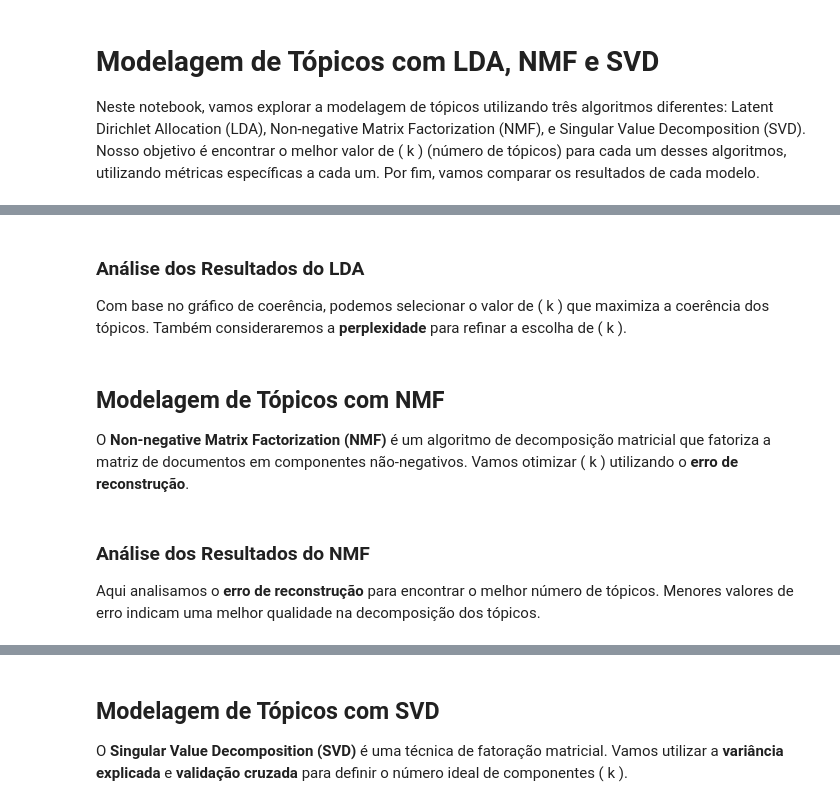
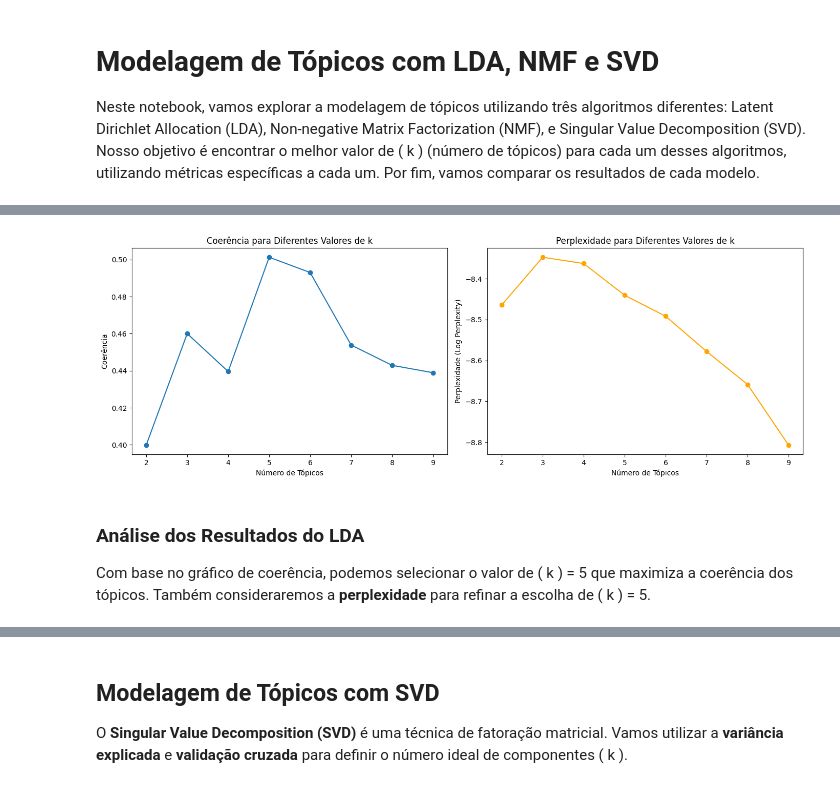
Before and after one commit to ecaf1/NPL_STUDLOG, a Jupyter notebook: Exercise_list/List_2/Topic_Modeling.ipynb, the cells around one changed output, grey strips where cells are left out. Saved outputs shown, nothing was run; the diff lists cells and outputs as text; code cells hidden in the pictures.

Commit message:
Adiciona validação do numero de topicos lda e nmf.

```diff
--- a/Exercise_list/List_2/Topic_Modeling.ipynb
+++ b/Exercise_list/List_2/Topic_Modeling.ipynb
@@ -38,0 +35,17 @@ O **Latent Dirichlet Allocation (LDA)** é um modelo probabilístico que gera um
+# %%
+bbc_df = pd.read_csv("../data/bbc_data.csv")
+
+text_df = bbc_df["data"].apply(preprocess)
+labels_df = bbc_df["labels"]
+
+# Lista com todas as palavras de todos os textos
+texts_topics = [word.split() for word in text_df]
+# Criando um dicionário, associa cada palavra a um id
+id2word = corpora.Dictionary(texts_topics)
+# Lista de tuplas (id, frequência) para todas as palavras.
+corpus = [id2word.doc2bow(text) for text in texts_topics]
+
+# Exemplo
+print(corpus[222], "\n")
+# Exemplo mapeado
+print([[(id2word[id], freq) for id, freq in cp] for cp in corpus[:222]])
@@ -39,9 +66,46 @@ O **Latent Dirichlet Allocation (LDA)** é um modelo probabilístico que gera um
+# %%
+# Função para treinar o modelo e computar valores de correlação e perplexi
+def compute_coherence_values(dictionary, corpus, texts, list_range):
+    coherence_values = []
+    perplexity_values = []
+
+    for num_topics in list_range:
+        # Treinando o modelo LDA
+        model = LdaModel(corpus=corpus, id2word=dictionary, num_topics=num_topics, random_state=100,
+                         update_every=1, chunksize=100, passes=10, alpha='auto', per_word_topics=True)
+
+        # Calculando a coerência
+        coherencemodel = CoherenceModel(model=model, texts=texts, dictionary=dictionary, coherence='c_v')
+        coherence_values.append(coherencemodel.get_coherence())
+
+        # Calculando a perplexidade
+        perplexity_values.append(model.log_perplexity(corpus))
+
+    return coherence_values, perplexity_values
+
+
+# Plotagem
+list_range = [2,3,4,5,6,7,8,9]
+coherence_values, perplexity_values = compute_coherence_values(dictionary=id2word, corpus=corpus, texts=texts_topics, list_range=list_range)
+fig, (ax1, ax2) = plt.subplots(1, 2, figsize=(14, 5))
+
+# Plot coherence values
+ax1.plot(list_range, coherence_values, marker='o')
+ax1.set_title('Coerência para Diferentes Valores de k')
+ax1.set_xlabel('Número de Tópicos')
+ax1.set_ylabel('Coerência')
+
+# Plot perplexity values
+ax2.plot(list_range, perplexity_values, marker='o', color='orange')
+ax2.set_title('Perplexidade para Diferentes Valores de k')
+ax2.set_xlabel('Número de Tópicos')
+ax2.set_ylabel('Perplexidade (Log Perplexity)')
+
+# Show the plots
+plt.tight_layout()
+plt.show()
+# %% [output]
+[figure, added]
 # %% [markdown]
 ### Análise dos Resultados do LDA
-Com base no gráfico de coerência, podemos selecionar o valor de \( k \) que maximiza a coerência dos tópicos. Também consideraremos a **perplexidade** para refinar a escolha de \( k \).
+Com base no gráfico de coerência, podemos selecionar o valor de \( k \) = 5 que maximiza a coerência dos tópicos. Também consideraremos a **perplexidade** para refinar a escolha de \( k \) = 5.
-# %% [markdown]
-## Modelagem de Tópicos com NMF
-O **Non-negative Matrix Factorization (NMF)** é um algoritmo de decomposição matricial que fatoriza a matriz de documentos em componentes não-negativos. Vamos otimizar \( k \) utilizando o **erro de reconstrução**.
-# %% [markdown]
-### Análise dos Resultados do NMF
-Aqui analisamos o **erro de reconstrução** para encontrar o melhor número de tópicos. Menores valores de erro indicam uma melhor qualidade na decomposição dos tópicos.
```
Also changed, not shown: parts of 13 cells of this notebook.
